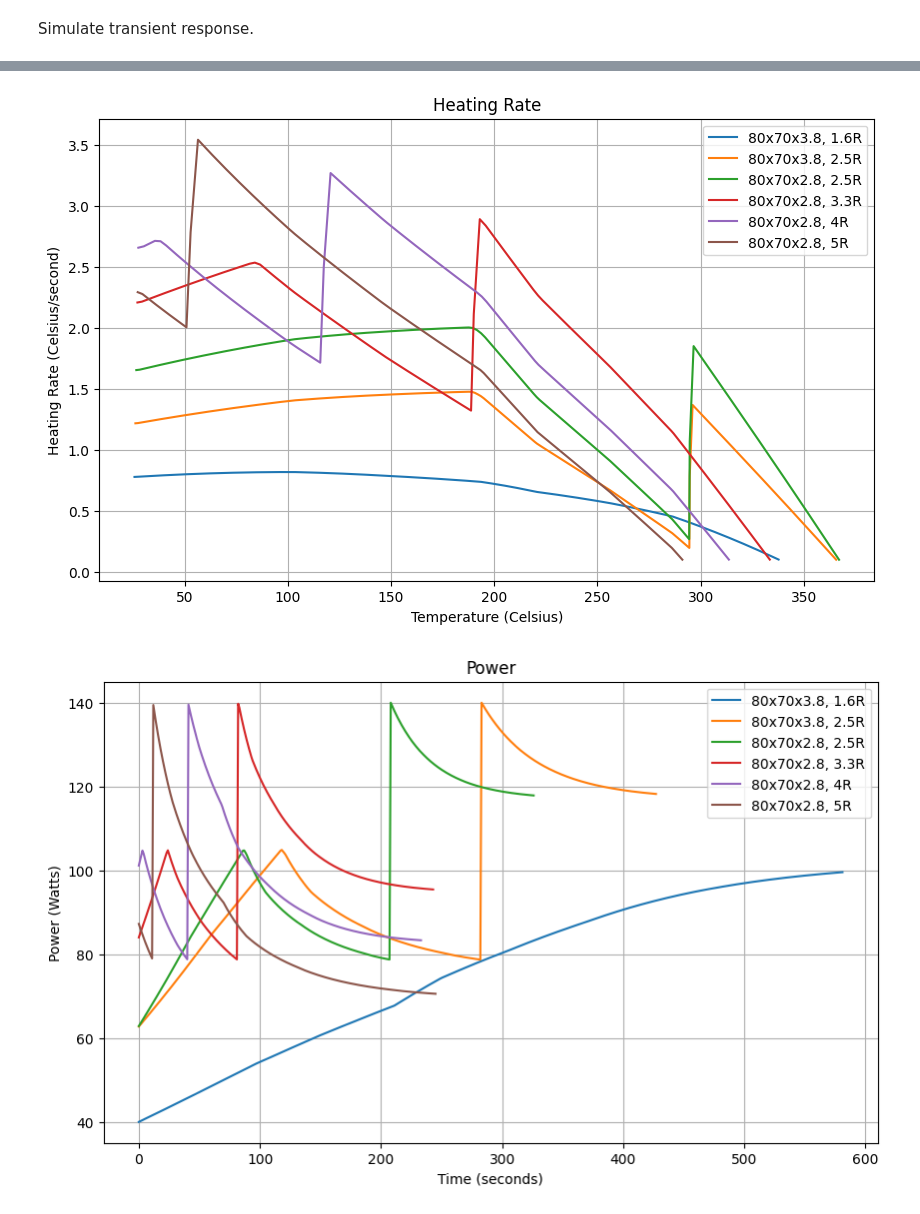
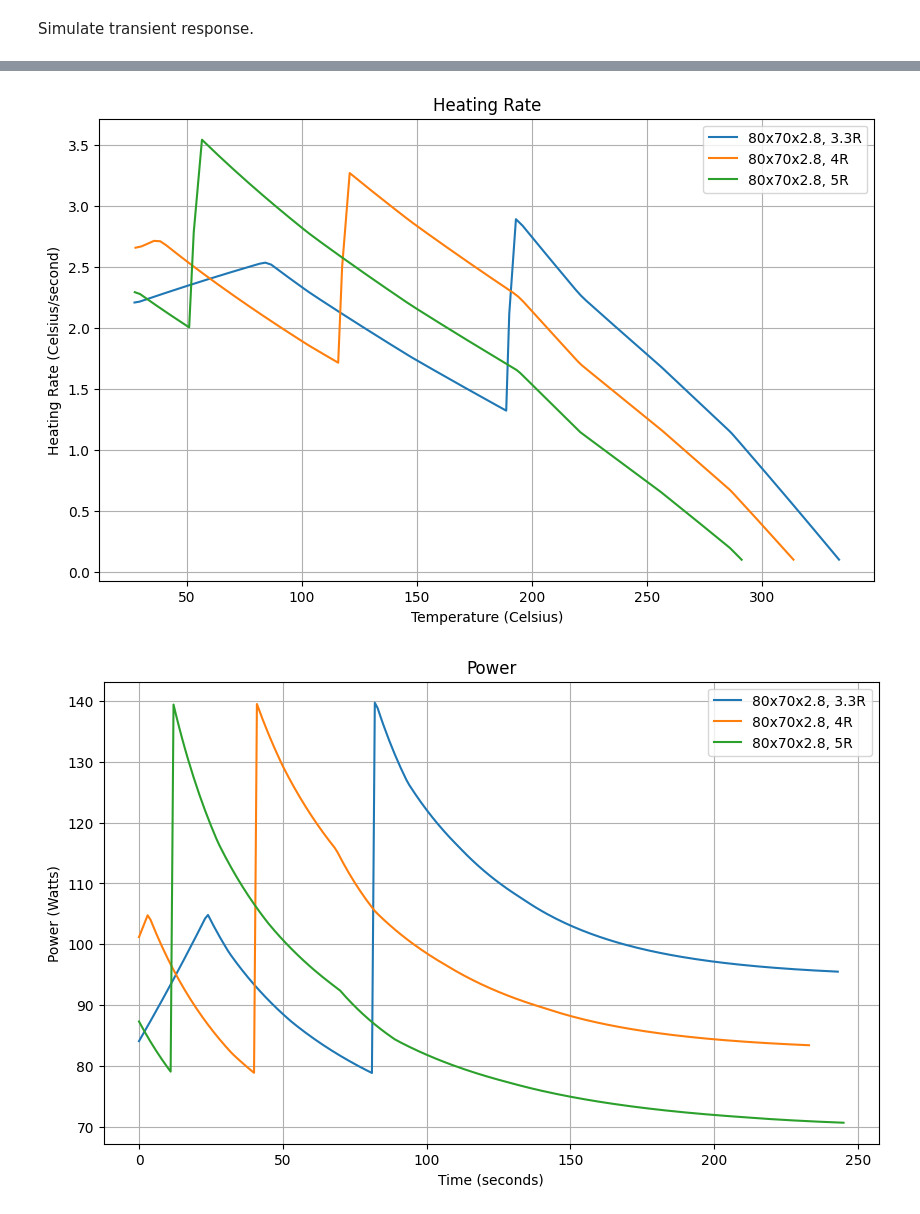
Before and after one commit to puzrin/reflow_micro, a Jupyter notebook: doc/modeling/modeling.ipynb, the cells around one changed output, grey strips where cells are left out. Saved outputs shown, nothing was run; the diff lists cells and outputs as text; code cells hidden in the pictures.

```diff
--- a/doc/modeling/modeling.ipynb
+++ b/doc/modeling/modeling.ipynb
@@ -5,9 +5,9 @@ from hotplate_model import HotplateModel
 from heater_configs import heaters as cfg
 
 heaters = [
-    cfg[0].clone().reset(),
-    cfg[0].clone().reset().scale_r_to(2.5).label("80x70x3.8, 2.5R"),
-    cfg[0].clone().reset().scale_r_to(2.5).set_size(0.08, 0.07, 0.0028).label("80x70x2.8, 2.5R"),
+    #cfg[0].clone().reset(),
+    #cfg[0].clone().reset().scale_r_to(2.5).label("80x70x3.8, 2.5R"),
+    #cfg[0].clone().reset().scale_r_to(2.5).set_size(0.08, 0.07, 0.0028).label("80x70x2.8, 2.5R"),
     cfg[0].clone().reset().scale_r_to(3.33).set_size(0.08, 0.07, 0.0028).label("80x70x2.8, 3.3R"),
     cfg[0].clone().reset().scale_r_to(4).set_size(0.08, 0.07, 0.0028).label("80x70x2.8, 4R"),
     cfg[0].clone().reset().scale_r_to(5).set_size(0.08, 0.07, 0.0028).label("80x70x2.8, 5R"),
@@ -24,6 +24,7 @@ import numpy as np
 def simulate_heater(heater, max_time, dt, stabilization_threshold=0.1):
     data = []
     last_temp = heater.temperature
+    heater.set_power(1000)
 
     for t in range(0, max_time + 1, dt):
         heater.iterate(dt)
@@ -86,2 +87,2 @@ plt.show()
-[figure, old version]
+[figure, new version]
-[figure, old version]
+[figure, new version]
```
Also changed, not shown: parts of 1 cell of this notebook, 12 other files.
